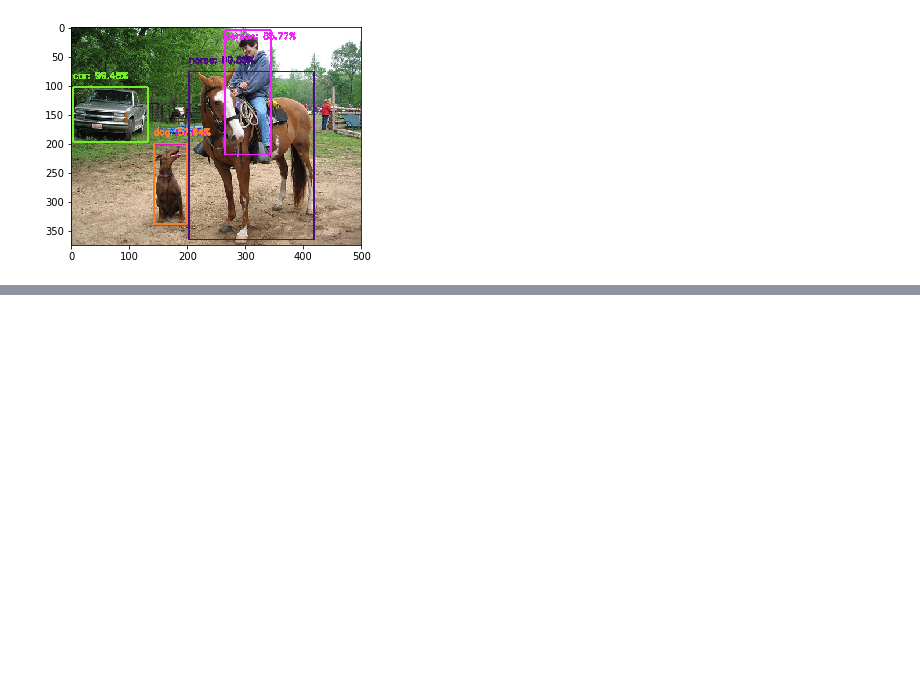
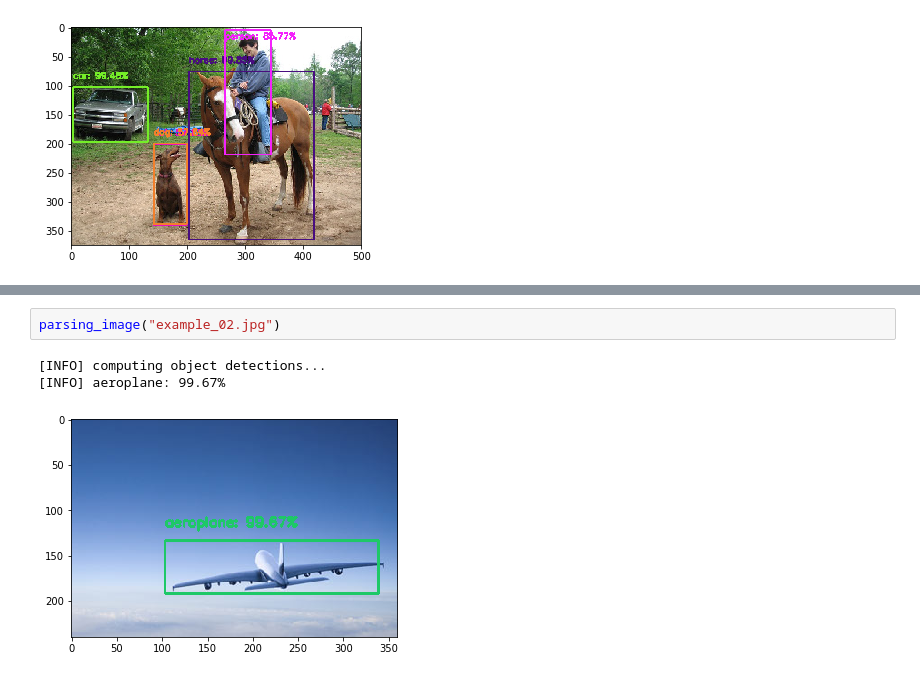
Before and after one commit to nishitchittora/100DaysOfMLCode, a Jupyter notebook: day_6_7/Object Detection.ipynb, the cells around one changed output, grey strips where cells are left out. Drawn from its saved outputs; the diff is of its cells as text; blank space fills up the shorter version.

```diff
--- a/day_6_7/Object Detection.ipynb
+++ b/day_6_7/Object Detection.ipynb
@@ -62,0 +68,6 @@ parsing_image("example_06.jpg")
+# %%
+parsing_image("example_02.jpg")
+# %% [output]
+[INFO] computing object detections...
+[INFO] aeroplane: 99.67%
+[figure, added]
```
Also changed, not shown: parts of 2 cells of this notebook, 1 other file.
